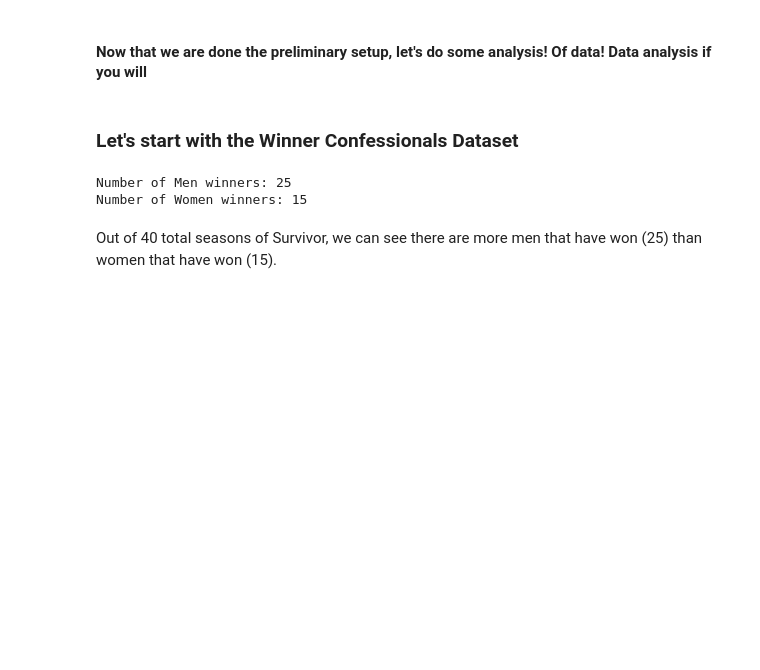
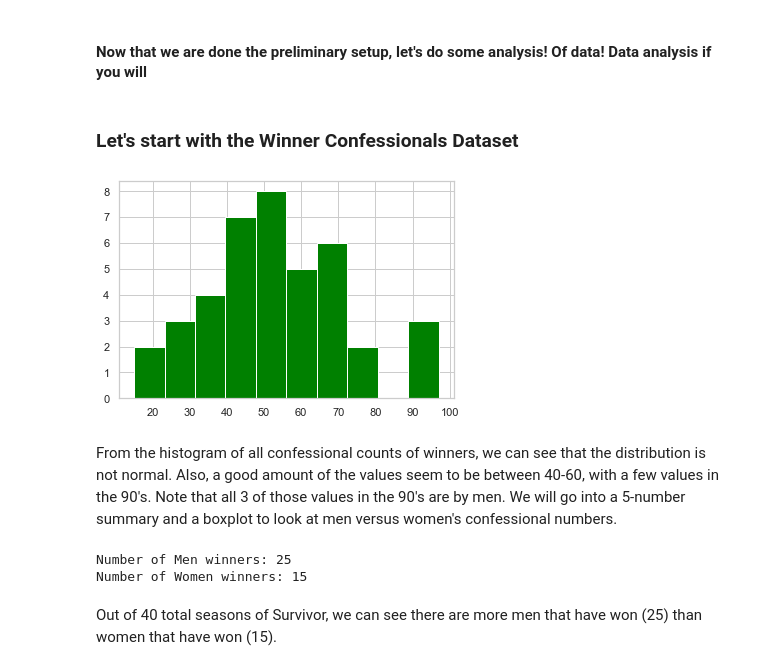
Before and after one commit to blakes5/upgraded-octo-memory, a Jupyter notebook: Midterm Project/messyMidtermFile.ipynb, the cells around one changed output. Cells and saved outputs as stored; diff of their text form; code cells hidden in the pictures; blank space fills up the shorter version.

```diff
--- a/Midterm Project/messyMidtermFile.ipynb
+++ b/Midterm Project/messyMidtermFile.ipynb
@@ -123,3 +121,12 @@ avg_men_conf = conf_winners.groupby('Gender')['# of Confessionals'].mean()["Man"
+# %%
+conf_counts = np.array(conf_winners['# of Confessionals'])
+plt.hist(conf_counts, bins = 10, color = "green")
+plt.xticks([i for i in range (20,101,10)])
+plt.show()
+# %% [output]
+[figure, added]
+# %% [markdown]
+From the histogram of all confessional counts of winners, we can see that the distribution is not normal. Also, a good amount of the values seem to be between 40-60, with a few values in the 90's. Note that all 3 of those values in the 90's are by men. We will go into a 5-number summary and a boxplot to look at men versus women's confessional numbers.
 # %%
 print("Number of Men winners:", men_winners)
 print("Number of Women winners:", women_winners)
```
Also changed, not shown: parts of 16 cells of this notebook, 1 other file.
